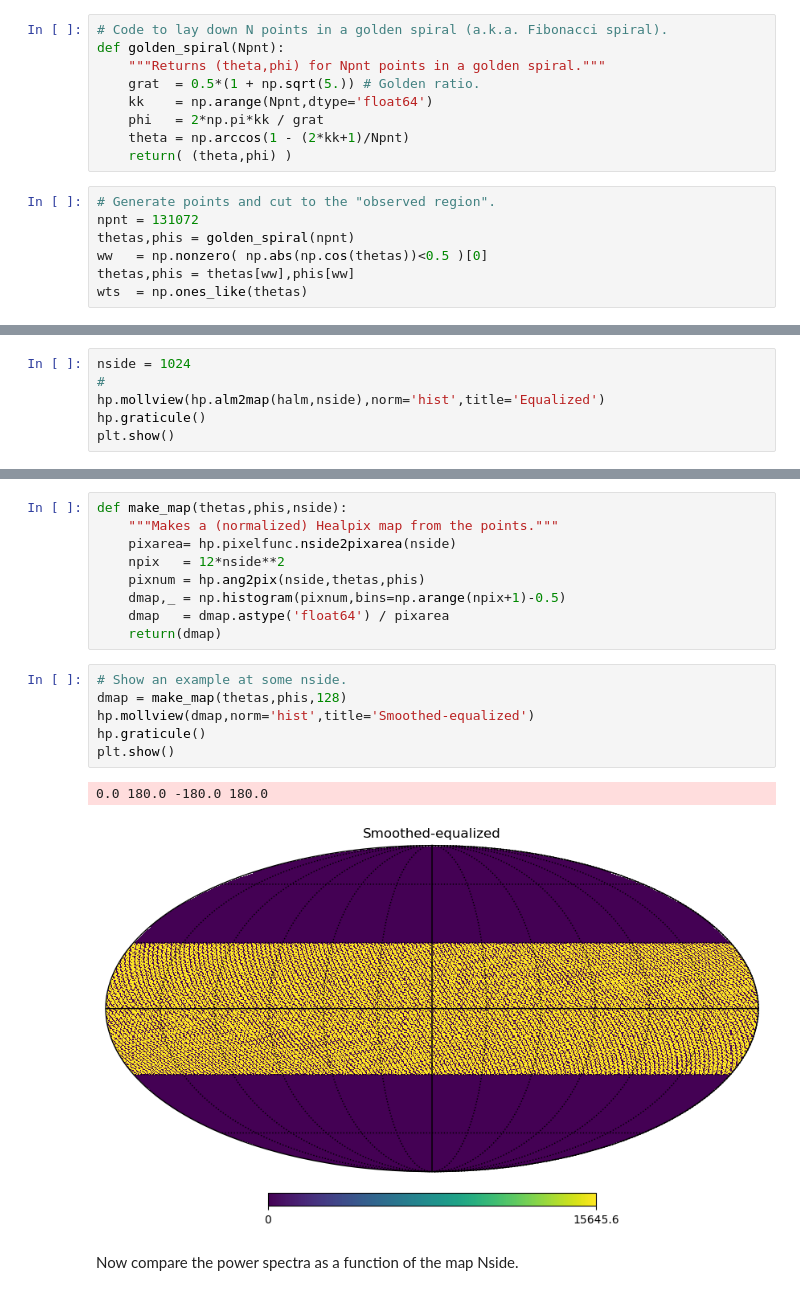
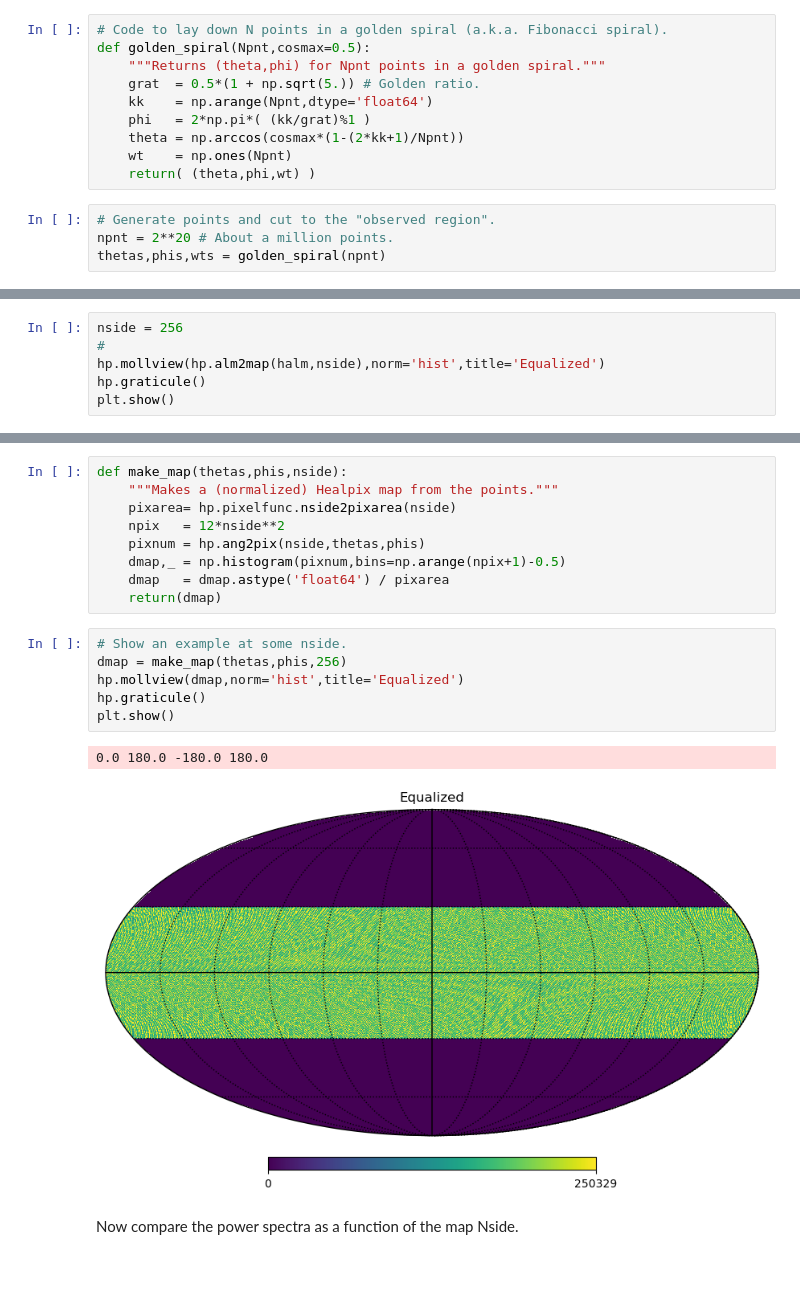
Before and after one commit to martinjameswhite/directsht, a Jupyter notebook: notebooks/golden_spiral.ipynb, the cells around one changed output, grey strips where cells are left out. Cells and saved outputs as stored; diff of their text form.

```diff
--- a/notebooks/golden_spiral.ipynb
+++ b/notebooks/golden_spiral.ipynb
@@ -23,19 +30,17 @@ sht= DirectSHT(Nl,Nx,xmax)
 # %%
 # Code to lay down N points in a golden spiral (a.k.a. Fibonacci spiral).
-def golden_spiral(Npnt):
+def golden_spiral(Npnt,cosmax=0.5):
     """Returns (theta,phi) for Npnt points in a golden spiral."""
     grat  = 0.5*(1 + np.sqrt(5.)) # Golden ratio.
     kk    = np.arange(Npnt,dtype='float64')
-    phi   = 2*np.pi*kk / grat
-    theta = np.arccos(1 - (2*kk+1)/Npnt)
-    return( (theta,phi) )
+    phi   = 2*np.pi*( (kk/grat)%1 )
+    theta = np.arccos(cosmax*(1-(2*kk+1)/Npnt))
+    wt    = np.ones(Npnt)
+    return( (theta,phi,wt) )
 # %%
 # Generate points and cut to the "observed region".
-npnt = 131072
-thetas,phis = golden_spiral(npnt)
-ww   = np.nonzero( np.abs(np.cos(thetas))<0.5 )[0]
-thetas,phis = thetas[ww],phis[ww]
-wts  = np.ones_like(thetas)
+npnt = 2**20 # About a million points.
+thetas,phis,wts = golden_spiral(npnt)
 # %% [markdown]
 ## Harmonic analysis.
 
@@ -54,5 +62,5 @@ plt.loglog(hcl)
 # %%
-nside = 1024
+nside = 256
 #
 hp.mollview(hp.alm2map(halm,nside),norm='hist',title='Equalized')
 hp.graticule()
@@ -75,13 +83,13 @@ def make_map(thetas,phis,nside):
     return(dmap)
 # %%
 # Show an example at some nside.
-dmap = make_map(thetas,phis,128)
-hp.mollview(dmap,norm='hist',title='Smoothed-equalized')
+dmap = make_map(thetas,phis,256)
+hp.mollview(dmap,norm='hist',title='Equalized')
 hp.graticule()
 plt.show()
 # %% [output]
 0.0 180.0 -180.0 180.0
-[figure, old version]
+[figure, new version]
 # %% [markdown]
 Now compare the power spectra as a function of the map Nside.
 # %%
```
Also changed, not shown: parts of 7 cells of this notebook.
